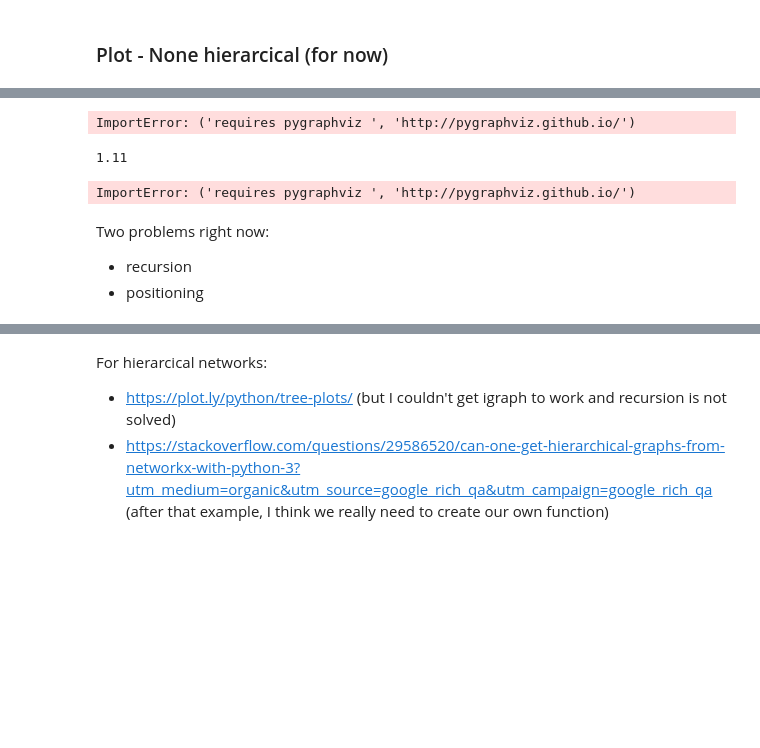
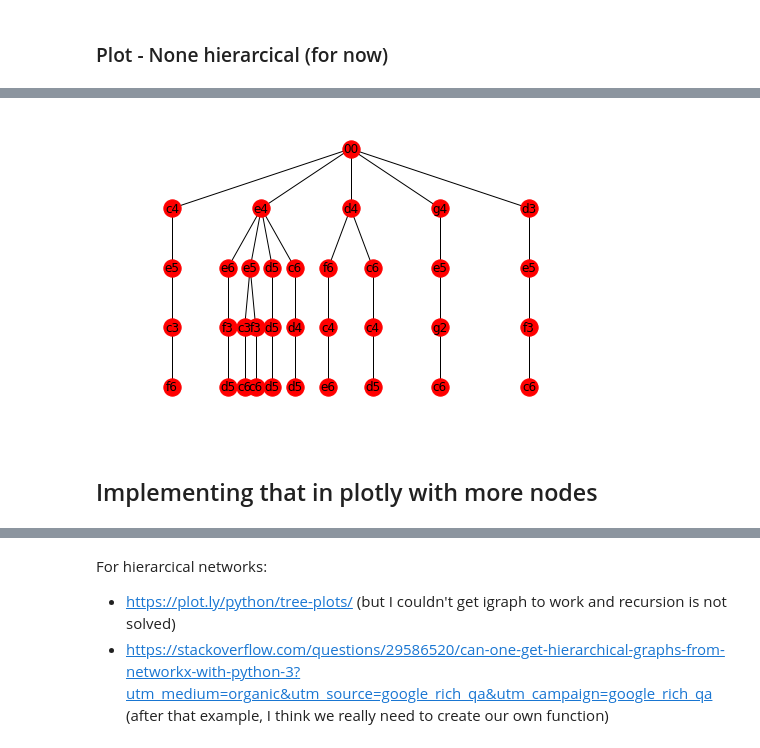
Before and after one commit to dsavg/Chess_Visualization_Project, a Jupyter notebook: Exploration.ipynb, the cells around one changed output, grey strips where cells are left out. Cells and saved outputs as stored; diff of their text form; code cells hidden in the pictures; blank space fills up the shorter version.

```diff
--- a/Exploration.ipynb
+++ b/Exploration.ipynb
@@ -299,47 +258,15 @@ nx.draw(G, pos=pos, with_labels=True)
-# %%
-G=nx.Graph()
-G.add_node(1,level=1)
-G.add_node(2,level=2)
-G.add_node(3,level=2)
-G.add_node(4,level=3)
-
-G.add_edge(1,2)
-G.add_edge(1,3)
-G.add_edge(2,4)
-
-
-G.add_edges_from(initial_list)
-pos = hierarchy_pos(G,'00')
-nx.draw(G, pos=pos, with_labels=True)
-
-nx.draw(G, pos=graphviz_layout(G), node_size=1600, cmap=plt.cm.Blues,
-        node_color=range(len(G)),
-        prog='dot')
-plt.show()
-# %% [output]
-ImportError: ('requires pygraphviz ', 'http://pygraphviz.github.io/')
-# %%
-import networkx as nx
-
-print nx.__version__
-
-G = nx.DiGraph()
-G.add_node(1,level=1)
-G.add_node(2,level=2)
-G.add_node(3,level=2)
-G.add_node(4,level=3)
-
-G.add_edge(1,2)
-G.add_edge(1,3)
-G.add_edge(2,4)
-
-import pylab as plt
-nx.drawing.nx_agraph.graphviz_layout(G)
-plt.show()
-# %% [output]
-1.11
-ImportError: ('requires pygraphviz ', 'http://pygraphviz.github.io/')
-# %% [markdown]
-Two problems right now:
-- recursion
-- positioning
+# %%
+pos = collections.OrderedDict(sorted(pos.items()))
+# %%
+labeldict = {}
+for i in pos.keys():
+    if i == '00':
+        labeldict[i] = i
+    else:
+        labeldict[i] = i[1:3]
+# %%
+nx.draw(G,pos = pos, labels=labeldict, with_labels = True)
+# %% [output]
+[figure, added]
+# %% [markdown]
+## Implementing that in plotly with more nodes
```
Also changed, not shown: parts of 21 cells of this notebook.
